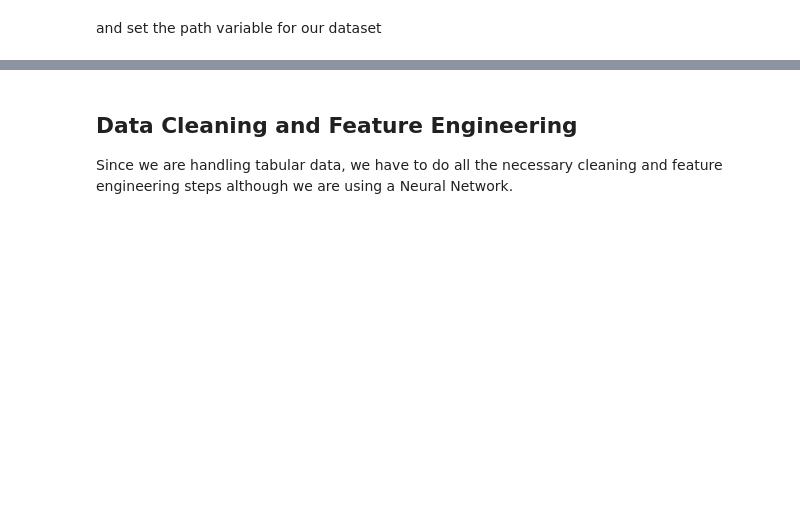
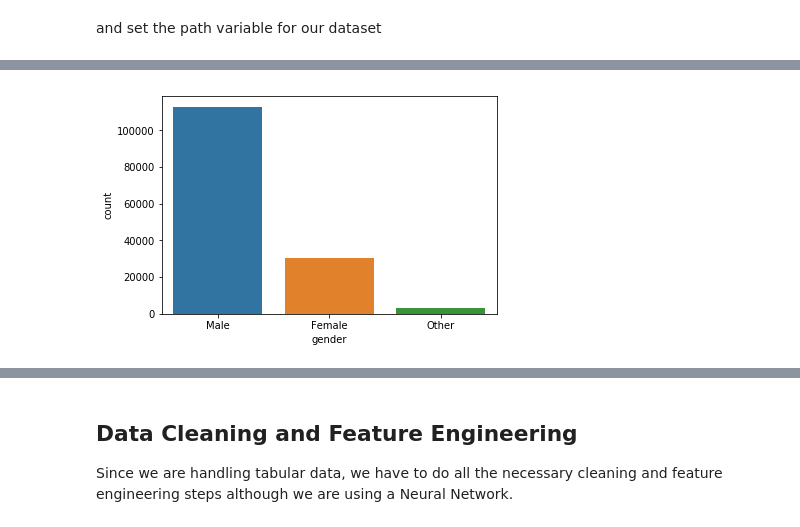
Before and after one commit to s-gr/RSSMNN, a Jupyter notebook: notebook.ipynb, the cells around one changed output, grey strips where cells are left out. Cells and saved outputs as stored; diff of their text form; code cells hidden in the pictures; blank space fills up the shorter version.

```diff
--- a/notebook.ipynb
+++ b/notebook.ipynb
@@ -96,0 +160,2 @@ Using the pandas_summary package exp
+# %%
+for table in tables: display(pdsm.DataFrameSummary(table).summary().T)
@@ -96,0 +203,12 @@ Using the pandas_summary package exp
+# %%
+for i, table in enumerate(tables):
+    locals()['df' + str(i)] = table
+
+#select categorical variables only
+df1_cat = df1.select_dtypes(include = 'object').copy()
+#get counts of each variable value
+df1_cat.gender.value_counts()
+#count plot for one variable
+_ = sns.countplot(data = df1_cat, x = 'gender')
+# %% [output]
+[figure, added]
```
Also changed, not shown: parts of 154 cells of this notebook, 2 other files.
